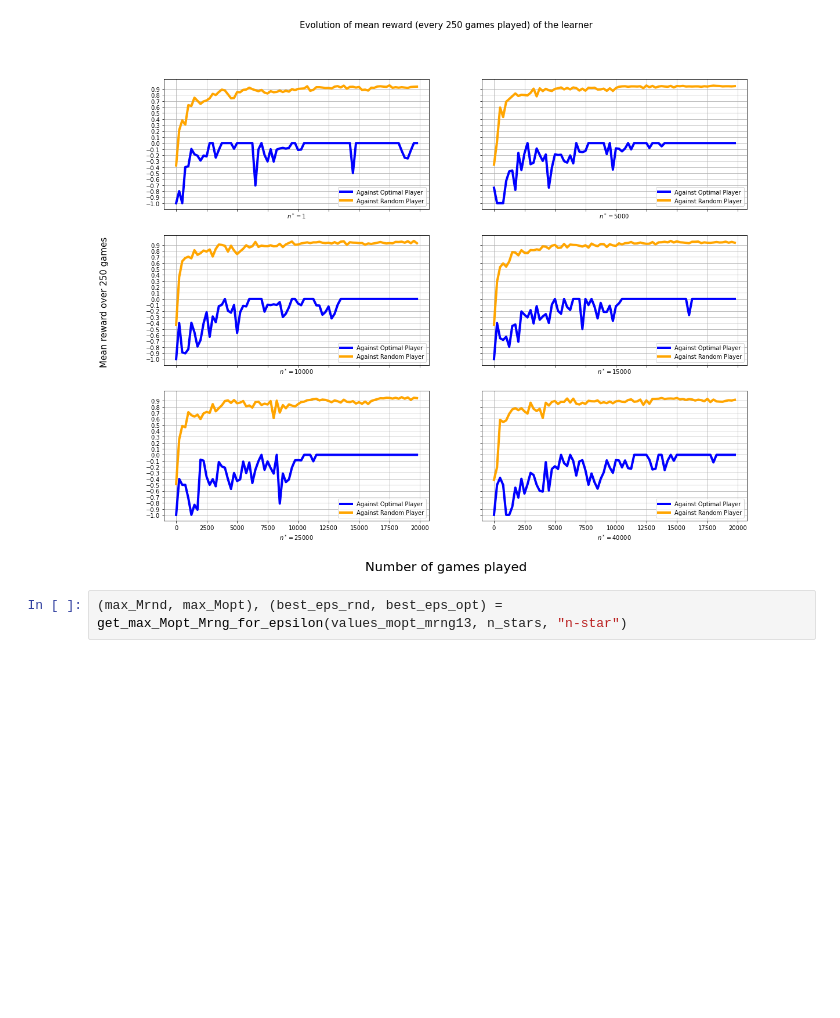
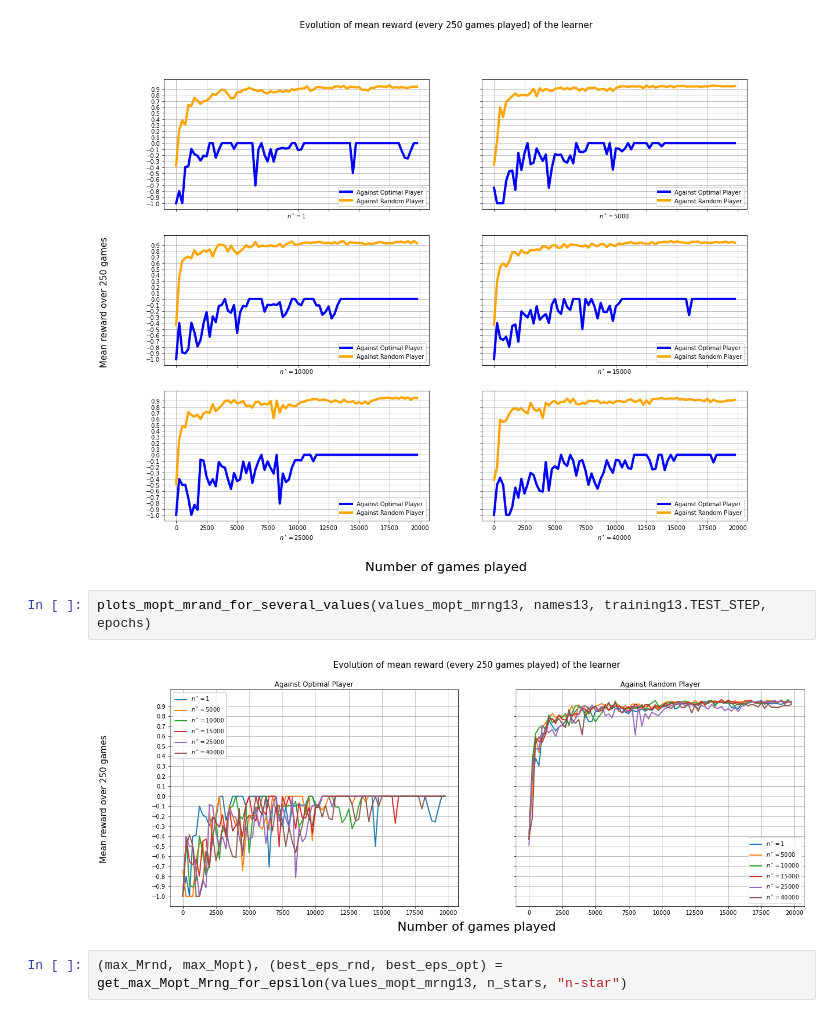
Before and after one commit to Ingloryon/ANN2022_TicTacToe, a Jupyter notebook: DeepQLearning.ipynb, the cells around one changed output. Saved outputs shown, nothing was run; the diff lists cells and outputs as text; blank space fills up the shorter version.

```diff
--- a/DeepQLearning.ipynb
+++ b/DeepQLearning.ipynb
@@ -64,6 +64,10 @@ plots_several_trainings(values13, names13, avg_step, epochs)
 plots_several_trainings_subfigures(values_mopt_mrng13, names13, training13.TEST_STEP, epochs, mopt_mrng=True)
 # %% [output]
 [figure]
+# %%
+plots_mopt_mrand_for_several_values(values_mopt_mrng13, names13, training13.TEST_STEP, epochs)
+# %% [output]
+[figure, added]
 # %%
 (max_Mrnd, max_Mopt), (best_eps_rnd, best_eps_opt) = get_max_Mopt_Mrng_for_epsilon(values_mopt_mrng13, n_stars, "n-star")
 # %% [output]
```
Also changed, not shown: parts of 11 cells of this notebook.
